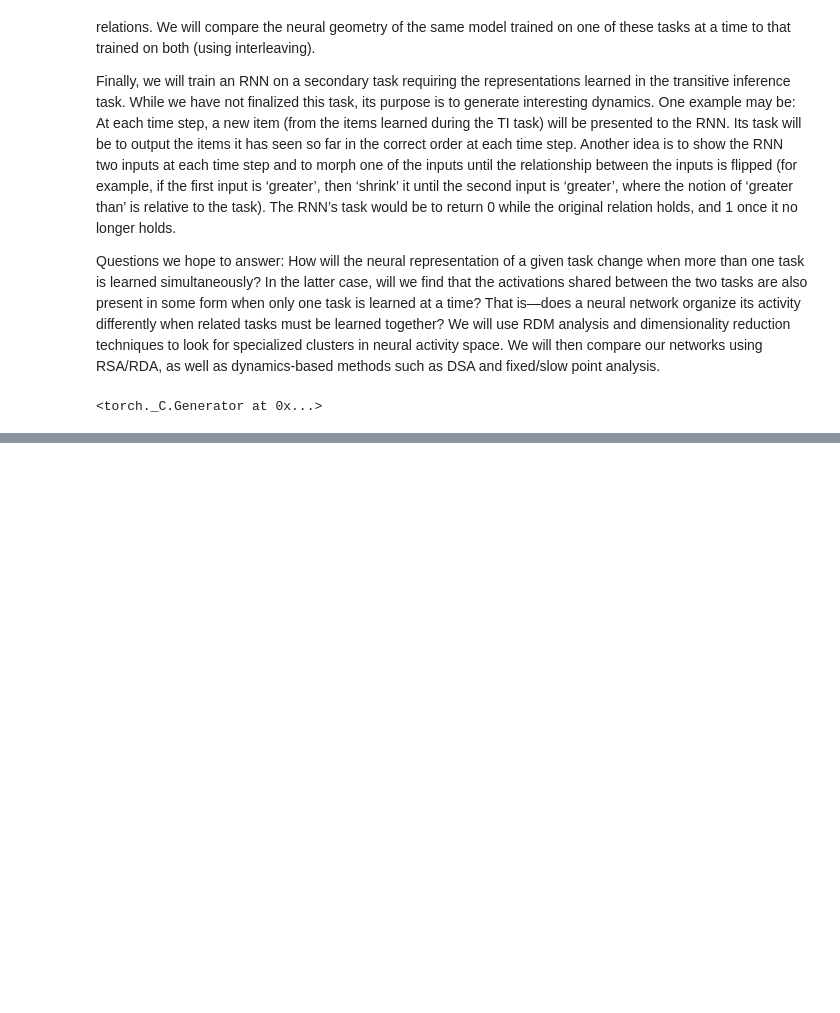
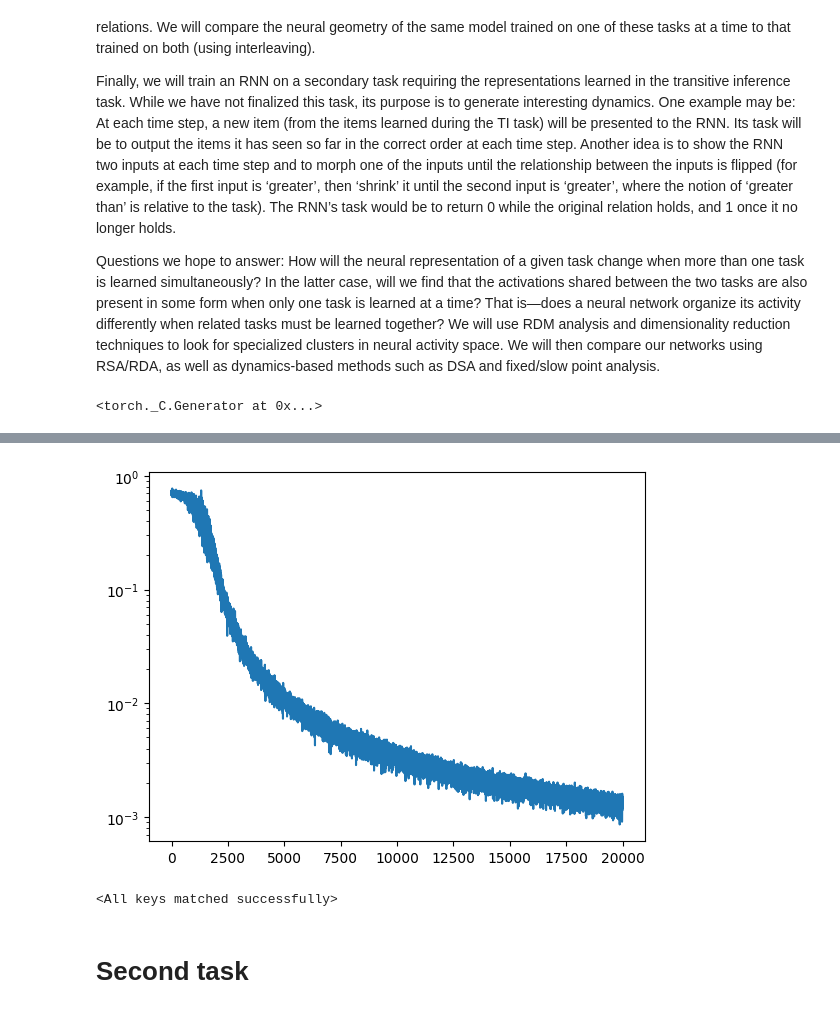
Before and after one commit to Xemin0/NeuroAIProj_Abstract, a Jupyter notebook: NMA_NeuroAI.ipynb, the cells around one changed output, grey strips where cells are left out. Cells and saved outputs as stored; diff of their text form; code cells hidden in the pictures; blank space fills up the shorter version.

Commit message:
update: added RNN and further implementation in feedforward network

```diff
--- a/NMA_NeuroAI.ipynb
+++ b/NMA_NeuroAI.ipynb
@@ -107,11 +108,15 @@ def get_batch(batch_size, task, stimulus_dict=None, input_length=3, mode='train'
   def make_stimulus(input_length, task='ti'):
     if task == 'ti':
       if mode == 'test':
-        dict_indices = random.sample(range(input_length), 2)
+        dict_indices = [0,0]
+        while abs(dict_indices[0] - dict_indices[1]) < 2:
+          dict_indices = random.sample(range(input_length), 2)
+          random.shuffle(dict_indices)
       elif mode == 'train':
         temp_idx = random.sample(range(input_length-1), 1)
         dict_indices = [temp_idx[0], temp_idx[0]+1]
         random.shuffle(dict_indices)
+
       stimulus = [stimulus_dict[i] for i in dict_indices]
 
       if dict_indices[0] < dict_indices[1]: # If the first item is greater, it appears earlier in the list
@@ -138,9 +143,19 @@ def get_batch(batch_size, task, stimulus_dict=None, input_length=3, mode='train'
 
     return stimulus, target
 
-  stimuli, labels = [make_stimulus(input_length, task) for _ in range(batch_size)]
-  stimuli = torch.tensor(stimuli).float().to(device)
-  labels = torch.tensor(labels).float().to(device)
+  stimuli = []
+  labels = []
+  for _ in range(batch_size):
+    stimulus, target = make_stimulus(input_length, task)
+    stimuli.append(stimulus)
+    labels.append(target)
+
+  stimuli = torch.tensor(stimuli).float()
+  labels = torch.tensor(labels).float()
+
+  if torch.cuda.is_available():
+    stimuli = stimuli.to('cuda')
+    labels = labels.to('cuda')
 
   return stimuli, labels
 # %%
@@ -163,10 +268,10 @@ get_batch(10, 'ti', stimulus_dict, input_length)
 # %%
 params_dict = {
     'batch_size': 10,
-    'n_epochs': 2,
+    'n_epochs': 200,
     'dataset_size': 1000,
     'learning_rate': 0.0005,
     'momentum': .99,
     'task': 'ti',
-    'input_length': 5
+    'input_length': 10
 }
@@ -208,0 +280,6 @@ def train_loop(net, **params_dict, response_dict=False):
+# %%
+net = Feedforward(input_dim=params_dict['input_length'], hidden_dim=10, output_dim=1)
+if torch.cuda.is_available():
+  net.cuda()
+
+track_loss, resp_dict = train_loop(net, response_dict=True, **params_dict)
@@ -208,0 +304,7 @@ def train_loop(net, **params_dict, response_dict=False):
+# %%
+# Input size = 10
+plt.yscale('log')
+plt.plot(track_loss)
+plt.show()
+# %% [output]
+[figure, added]
@@ -208,0 +315,10 @@ def train_loop(net, **params_dict, response_dict=False):
+# %%
+#@title Load the saved Feedforward model.
+!cp '/content/drive/MyDrive/NMA_NeuroAI/ff_10_weights' '/content/ff_10_weights'
+
+model = Feedforward(input_dim=params_dict['input_length'], hidden_dim=10, output_dim=1)
+model.load_state_dict(torch.load('/content/ff_10_weights'))
+# %% [output]
+<All keys matched successfully>
+# %% [markdown]
+# Second task
```
Also changed, not shown: parts of 16 cells of this notebook, 1 other file.
